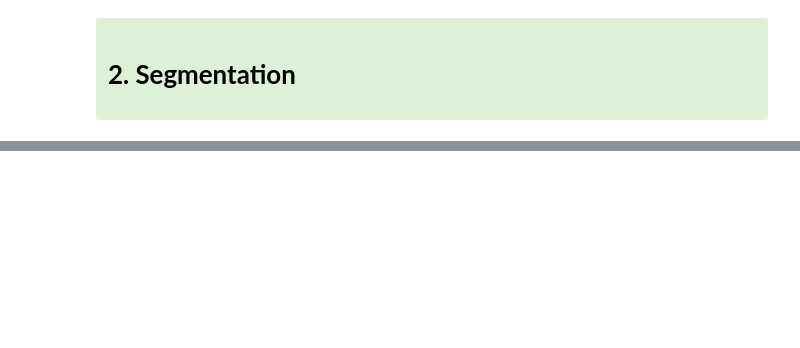
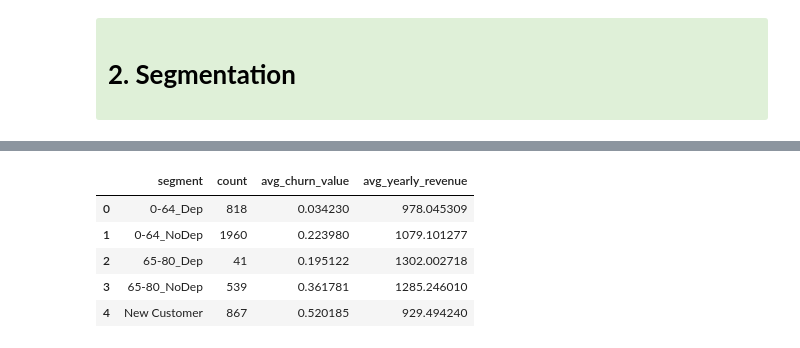
Before and after one commit to pcatarino88/telco_churn, a Jupyter notebook: notebooks/02_eda_and_segmentation.ipynb, the cells around one changed output, grey strips where cells are left out. Saved outputs shown, nothing was run; the diff lists cells and outputs as text; code cells hidden in the pictures; blank space fills up the shorter version.

```diff
--- a/notebooks/02_eda_and_segmentation.ipynb
+++ b/notebooks/02_eda_and_segmentation.ipynb
@@ -1003,0 +1004,8 @@ plt.show()
+# %%
+# # Explore 'churn rate' for different Age bins
+df["AgeGroup"] = pd.cut(df["Age"], bins=[0,35,54,59,64,69,74,80])
+
+churn_by_group = (
+    df.groupby("AgeGroup")["Churn Value"].mean().reset_index()
+)
+churn_by_group
@@ -1003,0 +1197,44 @@ plt.show()
+# %%
+# ADJUST TO MORE MACRO-SEGMENTS GIVEN THEIR CHURN AND REVENUE BEHAVIOR
+
+# 1) Create AgeGroup with the new bins
+bins   = [0, 65, 81]
+labels = ["0-64", "65-80"]
+
+df["AgeGroup"] = pd.cut(
+    df["Age"],
+    bins=bins,
+    labels=labels,
+    include_lowest=True,
+    right=False            # [0,35), [35,50), ...
+)
+
+# 2) Make Dependents a cleaner label
+df["DepFlag"] = df["Dependents"].map({"Yes": "Dep", "No": "NoDep"})
+
+# 3) Create the segment column: 5 age groups × 2 dep flags = 10 segments
+df["segment"] = df["AgeGroup"].astype(str) + "_" + df["DepFlag"]
+
+# 4) Override with "New Cust" segment when Tenure in Months <= 6
+mask_new = df["Tenure in Months"] <= 6
+df.loc[mask_new, "segment"] = "New Customer"
+
+# 5) Create table with number of counts per segment and average churn rate and yearly revenue
+segment_summary = (
+    df
+    .groupby("segment")
+    .agg(
+        count=("segment", "size"),
+        avg_churn_value=("Churn Value", "mean"),
+        avg_yearly_revenue=("yearly_revenue", "mean")
+    )
+    .reset_index()
+)
+segment_summary
+# %% [output]
+|  | segment | count | avg_churn_value | avg_yearly_revenue |
+| 0 | 0-64_Dep | 818 | 0.034230 | 978.045309 |
+| 1 | 0-64_NoDep | 1960 | 0.223980 | 1079.101277 |
+| 2 | 65-80_Dep | 41 | 0.195122 | 1302.002718 |
+| 3 | 65-80_NoDep | 539 | 0.361781 | 1285.246010 |
+| 4 | New Customer | 867 | 0.520185 | 929.494240 |
```
Also changed, not shown: parts of 23 cells of this notebook, 1 other file.
